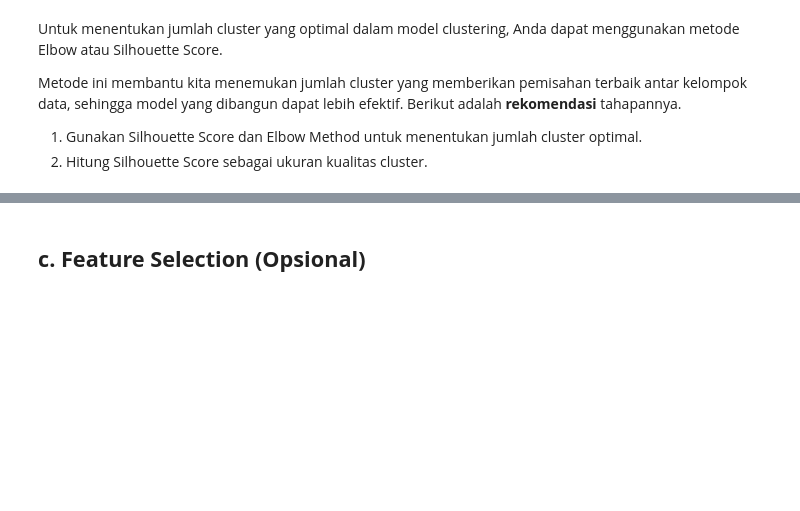
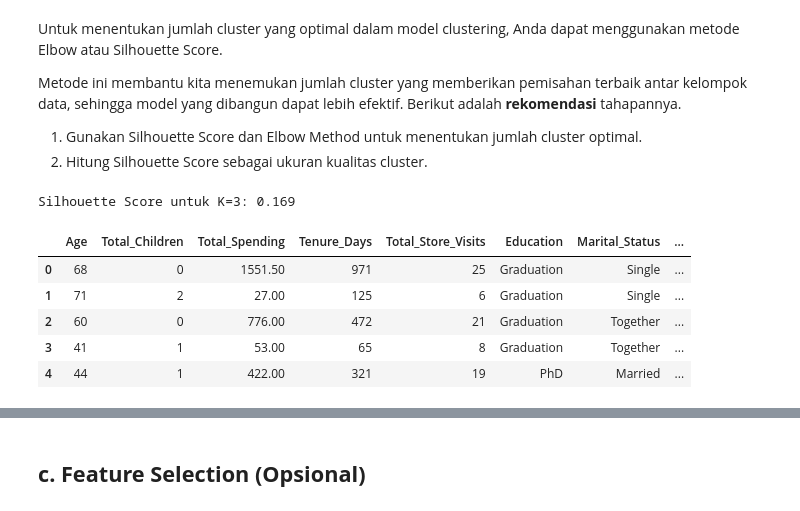
Before and after one commit to RifqiAnshariR/Dicoding-Submissions, a Jupyter notebook: Belajar Dasar Machine Learning/[Clustering]_Submission_Akhir_BMLP_Rifqi Anshari Rasyid.ipynb, the cells around one changed output, grey strips where cells are left out. Drawn from its saved outputs; the diff is of its cells as text; code cells hidden in the pictures; blank space fills up the shorter version.

```diff
--- a/Belajar Dasar Machine Learning/[Clustering]_Submission_Akhir_BMLP_Rifqi Anshari Rasyid.ipynb
+++ b/Belajar Dasar Machine Learning/[Clustering]_Submission_Akhir_BMLP_Rifqi Anshari Rasyid.ipynb
@@ -515,0 +458,20 @@ print(f"Silhouette Score: {score:.2f}")
+# %%
+# Pilih K Optimal (contoh: K=4)
+k_optimal = 3
+kmeans = KMeans(n_clusters=k_optimal, random_state=42, n_init=10)
+clusters = kmeans.fit_predict(processed_data)
+
+# Hitung Silhouette Score untuk K Optimal
+silhouette_avg = silhouette_score(processed_data, clusters)
+print(f"\nSilhouette Score untuk K={k_optimal}: {silhouette_avg:.3f}")
+# %% [output]
+Silhouette Score untuk K=3: 0.169
+# %%
+df_subset.head()
+# %% [output]
+|  | Age | Total_Children | Total_Spending | Tenure_Days | Total_Store_Visits | Education | Marital_Status | ... |
+| 0 | 68 | 0 | 1551.50 | 971 | 25 | Graduation | Single | ... |
+| 1 | 71 | 2 | 27.00 | 125 | 6 | Graduation | Single | ... |
+| 2 | 60 | 0 | 776.00 | 472 | 21 | Graduation | Together | ... |
+| 3 | 41 | 1 | 53.00 | 65 | 8 | Graduation | Together | ... |
+| 4 | 44 | 1 | 422.00 | 321 | 19 | PhD | Married | ... |
```
Also changed, not shown: parts of 29 cells of this notebook, 2 other files.
